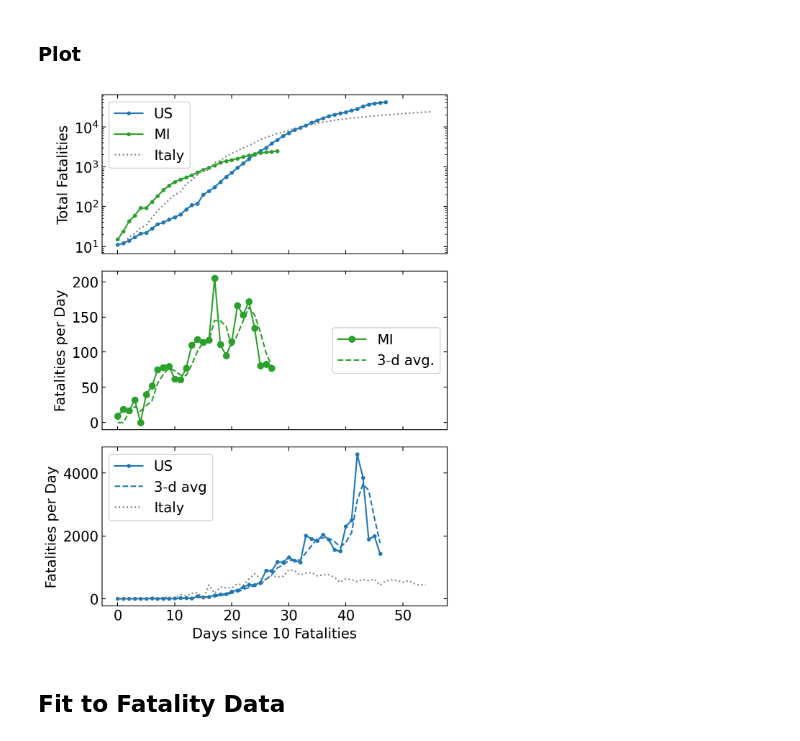
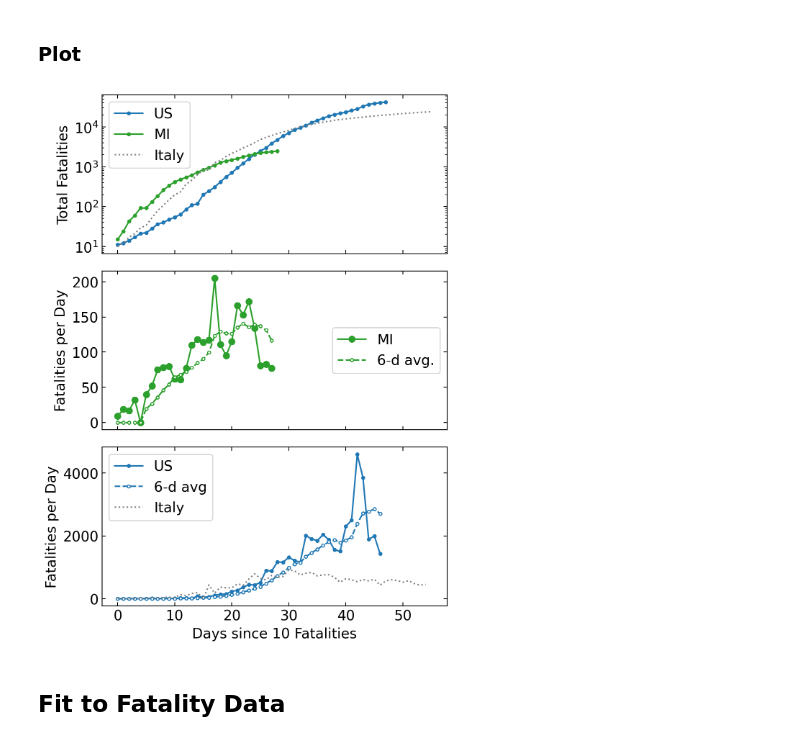
Before and after one commit to scbarton/COVID-19, a Jupyter notebook: Coronavirus COVID-19.ipynb, the cells around one changed output. Saved outputs shown, nothing was run; the diff lists cells and outputs as text; code cells hidden in the pictures.

```diff
--- a/Coronavirus COVID-19.ipynb
+++ b/Coronavirus COVID-19.ipynb
@@ -102,7 +102,7 @@ show()
 [figure]
 # %%
 dstart = datetime(2020,3,3)
-n=3  # average over n days
+n=6  # average over n days
 
 fig,ax=subplots(2,1, sharex=True)
 
@@ -192,33 +192,33 @@ x_MI=arange(len(dD_MI))
 # %%
 fig,ax=subplots(3,1,figsize=[6,8], sharex=True)
 
 sca(ax[0])
 semilogy(D_US[D_US>=10],marker='.',label='US')
 semilogy(D_MI[D_MI>=10],marker='.',c='C2',label='MI')
 semilogy(D_it[D_it>=10],':',c='gray',label='Italy')
 
 ylabel('Total Fatalities')
 legend()
 
 sca(ax[1])
 plot(x_MI,dD_MI,marker='o',c='C2',label='MI')
-plot(x_MI,moving_average(dD_MI, n),'--',c='C2',label=f'{3}-d avg')
+plot(x_MI,moving_average(dD_MI, n),'--', marker='.', mfc='white', c='C2',label=f'{n}-d avg')
 ylabel('Fatalities per Day')
 legend(['MI', f'{n}-d avg.'], loc=5)
 
 sca(ax[2])
 plot(x_US,dD_US,marker='.',label='US')
-plot(x_US,moving_average(dD_US, n),'--',c='C0',label=f'{3}-d avg')
+plot(x_US,moving_average(dD_US, n),'--', marker='.', mfc='white', c='C0',label=f'{n}-d avg')
 plot(x_it,dD_it,':',c='gray',label='Italy')
 
 xlabel('Days since 10 Fatalities')
 ylabel('Fatalities per Day')
 legend()
 
 tight_layout()
 show()
 # %% [output]
-[figure, old version]
+[figure, new version]
 # %% [markdown]
 ## Fit to Fatality Data
 # %% [markdown]
```
Also changed, not shown: parts of 1 cell of this notebook.
